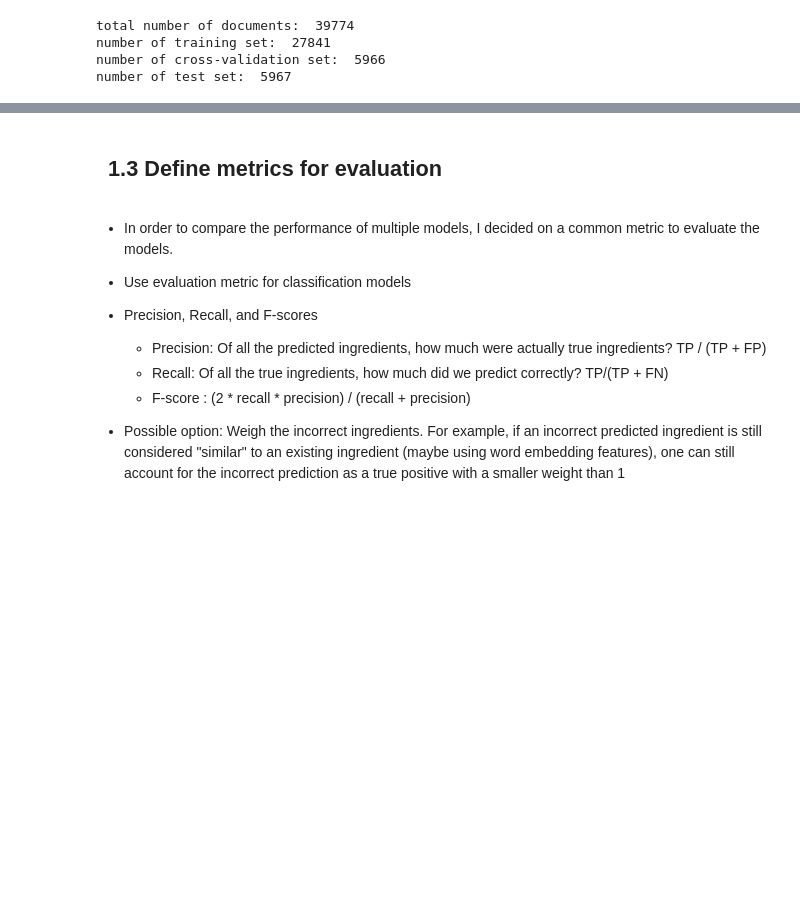
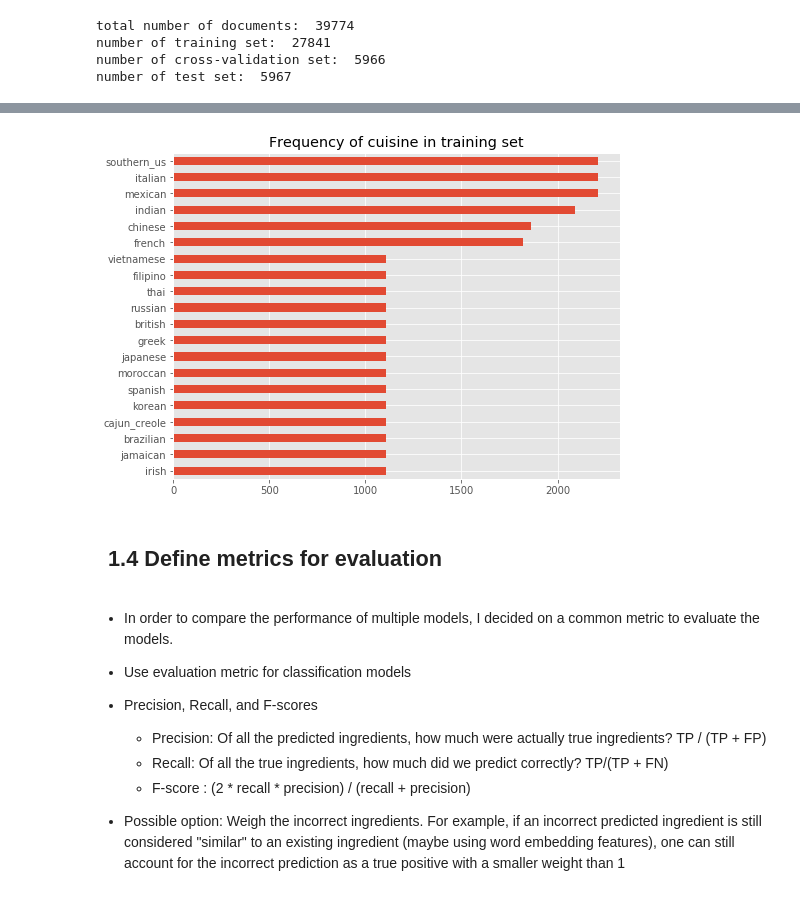
Before and after one commit to irishryoon/recipes, a Jupyter notebook: ingredients_recommendation.ipynb, the cells around one changed output, grey strips where cells are left out. Drawn from its saved outputs; the diff is of its cells as text; code cells hidden in the pictures; blank space fills up the shorter version.

```diff
--- a/ingredients_recommendation.ipynb
+++ b/ingredients_recommendation.ipynb
@@ -276,0 +375,7 @@ number of test set:  5967
+# %%
+# shuffle rows of df_train
+df_train_balanced["cuisine"].value_counts(ascending = True).plot(kind = "barh", figsize = (8,6))
+plt.title("Frequency of cuisine in training set")
+plt.show()
+# %% [output]
+[figure, added]
@@ -277,5 +386,5 @@ number of test set:  5967
 # %% [markdown]
-## &nbsp; 1.3 Define metrics for evaluation
+## &nbsp; 1.4 Define metrics for evaluation
 # %% [markdown]
 * In order to compare the performance of multiple models, I decided on a common metric to evaluate the models.
 * Use evaluation metric for classification models
```
Also changed, not shown: parts of 14 cells of this notebook, 1 other file.
